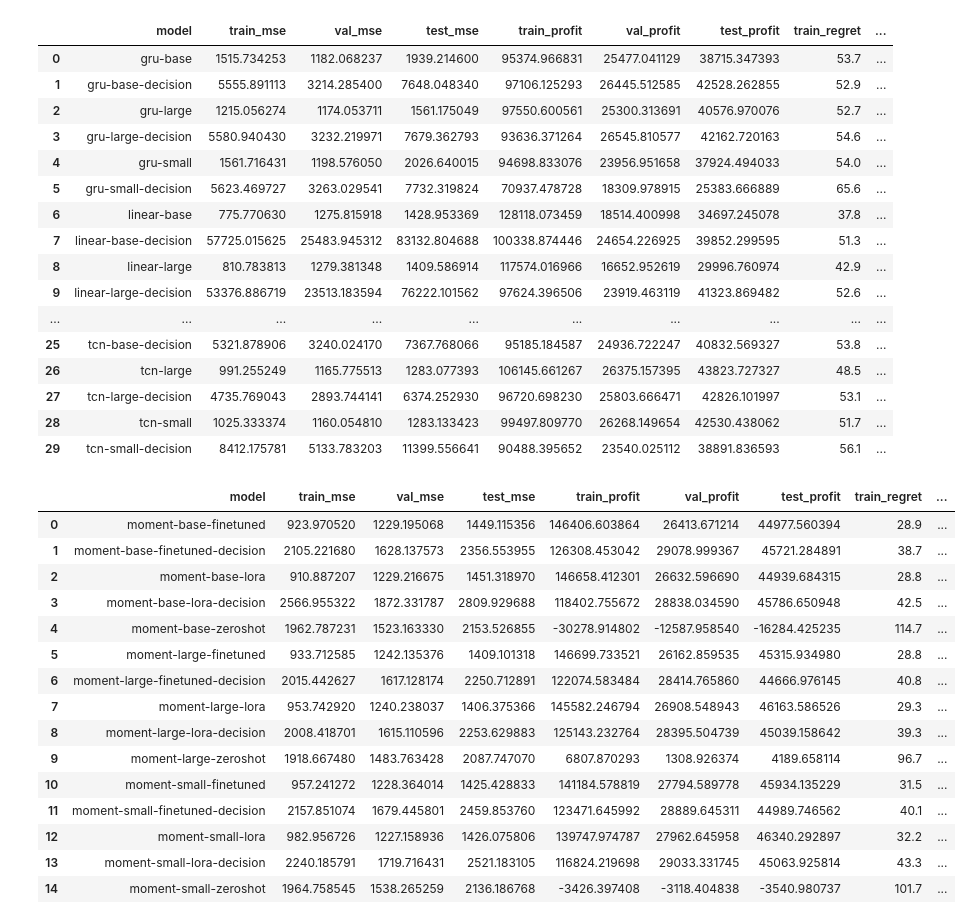
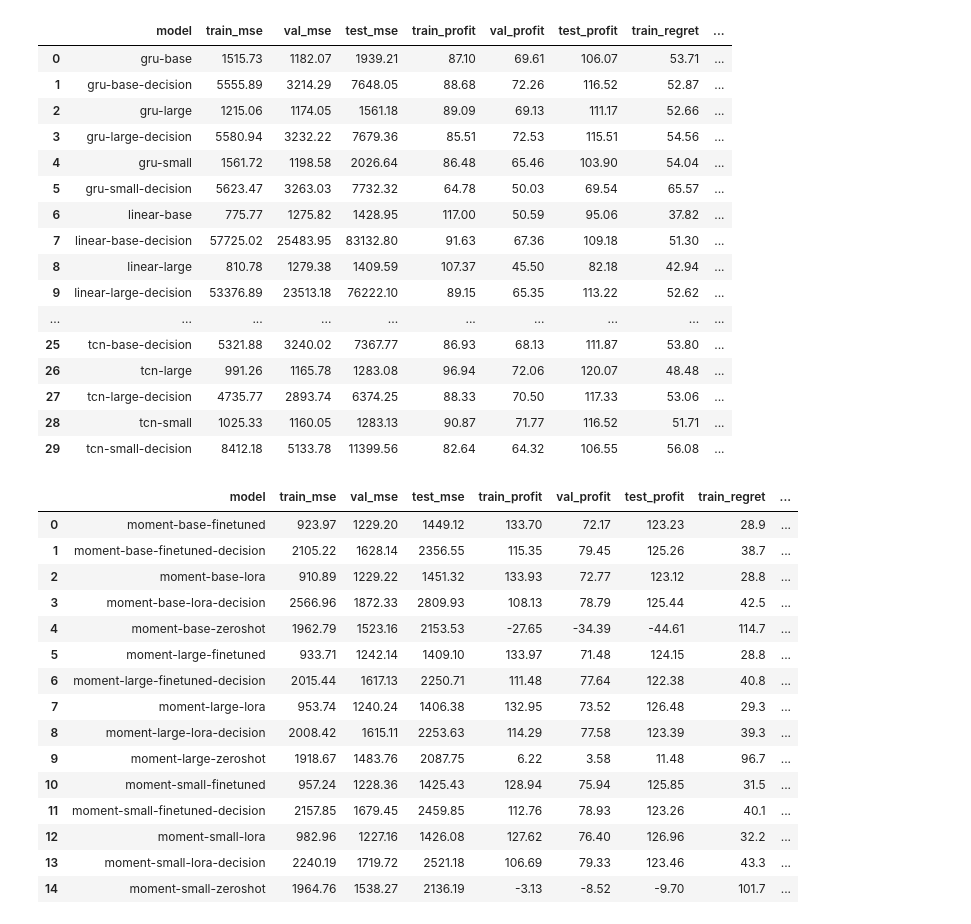
Before and after one commit to saloper/decision-focused-fine-tuning, a Jupyter notebook: notebooks/results_calculator.ipynb, the cells around one changed output. Cells and saved outputs as stored; diff of their text form; code cells hidden in the pictures.

```diff
--- a/notebooks/results_calculator.ipynb
+++ b/notebooks/results_calculator.ipynb
@@ -69,9 +69,9 @@ for model in nontsfm_models:
                 data = json.load(f)
             df_parquet = pd.read_parquet(exp_dir + "/results.parquet")
 
-            sums = df_parquet.groupby('split')[['true_profit', 'real_profit']].sum()
+            sums = df_parquet.groupby('split')[['true_profit', 'real_profit']].mean()
             regret = (sums['true_profit'] - sums['real_profit']) / sums['true_profit']
-            regret = (regret * 100).round(1)
+            regret = (regret * 100).round(2)
 
             all_nontsfm_results.append({
                 'model': model,
@@ -92,6 +92,7 @@ for model in nontsfm_models:
 df_nontsfm = pd.DataFrame(all_nontsfm_results)
 if not df_nontsfm.empty:
     df_nontsfm = df_nontsfm.sort_values(['model', 'learning_rate']).reset_index(drop=True)
+    df_nontsfm[[ 'train_mse', 'val_mse', 'test_mse', 'train_profit', 'val_profit', 'test_profit', 'train_regret', 'val_regret', 'test_regret' ]] = df_nontsfm[[ 'train_mse', 'val_mse', 'test_mse', 'train_profit', 'val_profit', 'test_profit', 'train_regret', 'val_regret', 'test_regret' ]].round(2)
 df_nontsfm
 # %% [output]
 |  | model | learning_rate | train_mse | val_mse | test_mse | train_profit | val_profit | test_profit | ... |
@@ -112,28 +113,29 @@ df_nontsfm
 if not df_nontsfm.empty:
     df_nontsfm_best = df_nontsfm.loc[df_nontsfm.groupby('model')['val_profit'].idxmax()].copy()
     df_nontsfm_best = df_nontsfm_best.drop(columns=['learning_rate']).reset_index(drop=True)
+
 else:
     df_nontsfm_best = pd.DataFrame()
 
 df_nontsfm_best
 # %% [output]
 |  | model | train_mse | val_mse | test_mse | train_profit | val_profit | test_profit | train_regret | ... |
-| 0 | gru-base | 1515.734253 | 1182.068237 | 1939.214600 | 95374.966831 | 25477.041129 | 38715.347393 | 53.7 | ... |
-| 1 | gru-base-decision | 5555.891113 | 3214.285400 | 7648.048340 | 97106.125293 | 26445.512585 | 42528.262855 | 52.9 | ... |
-| 2 | gru-large | 1215.056274 | 1174.053711 | 1561.175049 | 97550.600561 | 25300.313691 | 40576.970076 | 52.7 | ... |
-| 3 | gru-large-decision | 5580.940430 | 3232.219971 | 7679.362793 | 93636.371264 | 26545.810577 | 42162.720163 | 54.6 | ... |
-| 4 | gru-small | 1561.716431 | 1198.576050 | 2026.640015 | 94698.833076 | 23956.951658 | 37924.494033 | 54.0 | ... |
-| 5 | gru-small-decision | 5623.469727 | 3263.029541 | 7732.319824 | 70937.478728 | 18309.978915 | 25383.666889 | 65.6 | ... |
-| 6 | linear-base | 775.770630 | 1275.815918 | 1428.953369 | 128118.073459 | 18514.400998 | 34697.245078 | 37.8 | ... |
-| 7 | linear-base-decision | 57725.015625 | 25483.945312 | 83132.804688 | 100338.874446 | 24654.226925 | 39852.299595 | 51.3 | ... |
-| 8 | linear-large | 810.783813 | 1279.381348 | 1409.586914 | 117574.016966 | 16652.952619 | 29996.760974 | 42.9 | ... |
-| 9 | linear-large-decision | 53376.886719 | 23513.183594 | 76222.101562 | 97624.396506 | 23919.463119 | 41323.869482 | 52.6 | ... |
+| 0 | gru-base | 1515.73 | 1182.07 | 1939.21 | 87.10 | 69.61 | 106.07 | 53.71 | ... |
+| 1 | gru-base-decision | 5555.89 | 3214.29 | 7648.05 | 88.68 | 72.26 | 116.52 | 52.87 | ... |
+| 2 | gru-large | 1215.06 | 1174.05 | 1561.18 | 89.09 | 69.13 | 111.17 | 52.66 | ... |
+| 3 | gru-large-decision | 5580.94 | 3232.22 | 7679.36 | 85.51 | 72.53 | 115.51 | 54.56 | ... |
+| 4 | gru-small | 1561.72 | 1198.58 | 2026.64 | 86.48 | 65.46 | 103.90 | 54.04 | ... |
+| 5 | gru-small-decision | 5623.47 | 3263.03 | 7732.32 | 64.78 | 50.03 | 69.54 | 65.57 | ... |
+| 6 | linear-base | 775.77 | 1275.82 | 1428.95 | 117.00 | 50.59 | 95.06 | 37.82 | ... |
+| 7 | linear-base-decision | 57725.02 | 25483.95 | 83132.80 | 91.63 | 67.36 | 109.18 | 51.30 | ... |
+| 8 | linear-large | 810.78 | 1279.38 | 1409.59 | 107.37 | 45.50 | 82.18 | 42.94 | ... |
+| 9 | linear-large-decision | 53376.89 | 23513.18 | 76222.10 | 89.15 | 65.35 | 113.22 | 52.62 | ... |
 | ... | ... | ... | ... | ... | ... | ... | ... | ... | ... |
-| 25 | tcn-base-decision | 5321.878906 | 3240.024170 | 7367.768066 | 95185.184587 | 24936.722247 | 40832.569327 | 53.8 | ... |
-| 26 | tcn-large | 991.255249 | 1165.775513 | 1283.077393 | 106145.661267 | 26375.157395 | 43823.727327 | 48.5 | ... |
-| 27 | tcn-large-decision | 4735.769043 | 2893.744141 | 6374.252930 | 96720.698230 | 25803.666471 | 42826.101997 | 53.1 | ... |
-| 28 | tcn-small | 1025.333374 | 1160.054810 | 1283.133423 | 99497.809770 | 26268.149654 | 42530.438062 | 51.7 | ... |
-| 29 | tcn-small-decision | 8412.175781 | 5133.783203 | 11399.556641 | 90488.395652 | 23540.025112 | 38891.836593 | 56.1 | ... |
+| 25 | tcn-base-decision | 5321.88 | 3240.02 | 7367.77 | 86.93 | 68.13 | 111.87 | 53.80 | ... |
+| 26 | tcn-large | 991.26 | 1165.78 | 1283.08 | 96.94 | 72.06 | 120.07 | 48.48 | ... |
+| 27 | tcn-large-decision | 4735.77 | 2893.74 | 6374.25 | 88.33 | 70.50 | 117.33 | 53.06 | ... |
+| 28 | tcn-small | 1025.33 | 1160.05 | 1283.13 | 90.87 | 71.77 | 116.52 | 51.71 | ... |
+| 29 | tcn-small-decision | 8412.18 | 5133.78 | 11399.56 | 82.64 | 64.32 | 106.55 | 56.08 | ... |
 # %%
 # 3. TSFM Models Results
 experiments_path = get_path("results\\experiments")
@@ -156,46 +158,48 @@ for model in tsfm_models:
         with open(os.path.join(exp_dir, "results.json"), 'r') as f:
             data = json.load(f)
         df_parquet = pd.read_parquet(os.path.join(exp_dir, "results.parquet"))
 
-        sums = df_parquet.groupby('split')[['true_profit', 'real_profit']].sum()
+        sums = df_parquet.groupby('split')[['true_profit', 'real_profit']].mean()
         regret = (sums['true_profit'] - sums['real_profit']) / sums['true_profit']
         regret = (regret * 100).round(1)
 
         all_tsfm_results.append({
             'model': model,
             'train_mse': data.get('final_train_results', {}).get('mse', np.nan),
             'val_mse': data.get('final_val_results', {}).get('mse', np.nan),
             'test_mse': data.get('test_results', {}).get('mse', np.nan),
             'train_profit': sums['real_profit'].get('train', np.nan),
             'val_profit': sums['real_profit'].get('val', np.nan),
             'test_profit': sums['real_profit'].get('test', np.nan),
             'train_regret': regret.get('train', np.nan),
             'val_regret': regret.get('val', np.nan),
             'test_regret': regret.get('test', np.nan)
         })
         # print(f"Successfully processed model: {model}")
     except Exception as e:
         print(f"Error processing model {model}: {e}")
         pass
 
 df_tsfm = pd.DataFrame(all_tsfm_results)
 if not df_tsfm.empty:
     df_tsfm = df_tsfm.sort_values('model').reset_index(drop=True)
+    df_tsfm[[ 'train_mse', 'val_mse', 'test_mse', 'train_profit', 'val_profit', 'test_profit', 'train_regret', 'val_regret', 'test_regret' ]] = df_tsfm[[ 'train_mse', 'val_mse', 'test_mse', 'train_profit', 'val_profit', 'test_profit', 'train_regret', 'val_regret', 'test_regret' ]].round(2)
+
 df_tsfm
 # %% [output]
 |  | model | train_mse | val_mse | test_mse | train_profit | val_profit | test_profit | train_regret | ... |
-| 0 | moment-base-finetuned | 923.970520 | 1229.195068 | 1449.115356 | 146406.603864 | 26413.671214 | 44977.560394 | 28.9 | ... |
-| 1 | moment-base-finetuned-decision | 2105.221680 | 1628.137573 | 2356.553955 | 126308.453042 | 29078.999367 | 45721.284891 | 38.7 | ... |
-| 2 | moment-base-lora | 910.887207 | 1229.216675 | 1451.318970 | 146658.412301 | 26632.596690 | 44939.684315 | 28.8 | ... |
-| 3 | moment-base-lora-decision | 2566.955322 | 1872.331787 | 2809.929688 | 118402.755672 | 28838.034590 | 45786.650948 | 42.5 | ... |
-| 4 | moment-base-zeroshot | 1962.787231 | 1523.163330 | 2153.526855 | -30278.914802 | -12587.958540 | -16284.425235 | 114.7 | ... |
-| 5 | moment-large-finetuned | 933.712585 | 1242.135376 | 1409.101318 | 146699.733521 | 26162.859535 | 45315.934980 | 28.8 | ... |
-| 6 | moment-large-finetuned-decision | 2015.442627 | 1617.128174 | 2250.712891 | 122074.583484 | 28414.765860 | 44666.976145 | 40.8 | ... |
-| 7 | moment-large-lora | 953.742920 | 1240.238037 | 1406.375366 | 145582.246794 | 26908.548943 | 46163.586526 | 29.3 | ... |
-| 8 | moment-large-lora-decision | 2008.418701 | 1615.110596 | 2253.629883 | 125143.232764 | 28395.504739 | 45039.158642 | 39.3 | ... |
-| 9 | moment-large-zeroshot | 1918.667480 | 1483.763428 | 2087.747070 | 6807.870293 | 1308.926374 | 4189.658114 | 96.7 | ... |
-| 10 | moment-small-finetuned | 957.241272 | 1228.364014 | 1425.428833 | 141184.578819 | 27794.589778 | 45934.135229 | 31.5 | ... |
-| 11 | moment-small-finetuned-decision | 2157.851074 | 1679.445801 | 2459.853760 | 123471.645992 | 28889.645311 | 44989.746562 | 40.1 | ... |
-| 12 | moment-small-lora | 982.956726 | 1227.158936 | 1426.075806 | 139747.974787 | 27962.645958 | 46340.292897 | 32.2 | ... |
-| 13 | moment-small-lora-decision | 2240.185791 | 1719.716431 | 2521.183105 | 116824.219698 | 29033.331745 | 45063.925814 | 43.3 | ... |
-| 14 | moment-small-zeroshot | 1964.758545 | 1538.265259 | 2136.186768 | -3426.397408 | -3118.404838 | -3540.980737 | 101.7 | ... |
+| 0 | moment-base-finetuned | 923.97 | 1229.20 | 1449.12 | 133.70 | 72.17 | 123.23 | 28.9 | ... |
+| 1 | moment-base-finetuned-decision | 2105.22 | 1628.14 | 2356.55 | 115.35 | 79.45 | 125.26 | 38.7 | ... |
+| 2 | moment-base-lora | 910.89 | 1229.22 | 1451.32 | 133.93 | 72.77 | 123.12 | 28.8 | ... |
+| 3 | moment-base-lora-decision | 2566.96 | 1872.33 | 2809.93 | 108.13 | 78.79 | 125.44 | 42.5 | ... |
+| 4 | moment-base-zeroshot | 1962.79 | 1523.16 | 2153.53 | -27.65 | -34.39 | -44.61 | 114.7 | ... |
+| 5 | moment-large-finetuned | 933.71 | 1242.14 | 1409.10 | 133.97 | 71.48 | 124.15 | 28.8 | ... |
+| 6 | moment-large-finetuned-decision | 2015.44 | 1617.13 | 2250.71 | 111.48 | 77.64 | 122.38 | 40.8 | ... |
+| 7 | moment-large-lora | 953.74 | 1240.24 | 1406.38 | 132.95 | 73.52 | 126.48 | 29.3 | ... |
+| 8 | moment-large-lora-decision | 2008.42 | 1615.11 | 2253.63 | 114.29 | 77.58 | 123.39 | 39.3 | ... |
+| 9 | moment-large-zeroshot | 1918.67 | 1483.76 | 2087.75 | 6.22 | 3.58 | 11.48 | 96.7 | ... |
+| 10 | moment-small-finetuned | 957.24 | 1228.36 | 1425.43 | 128.94 | 75.94 | 125.85 | 31.5 | ... |
+| 11 | moment-small-finetuned-decision | 2157.85 | 1679.45 | 2459.85 | 112.76 | 78.93 | 123.26 | 40.1 | ... |
+| 12 | moment-small-lora | 982.96 | 1227.16 | 1426.08 | 127.62 | 76.40 | 126.96 | 32.2 | ... |
+| 13 | moment-small-lora-decision | 2240.19 | 1719.72 | 2521.18 | 106.69 | 79.33 | 123.46 | 43.3 | ... |
+| 14 | moment-small-zeroshot | 1964.76 | 1538.27 | 2136.19 | -3.13 | -8.52 | -9.70 | 101.7 | ... |
```
Also changed, not shown: parts of 2 cells of this notebook, 10 other files.
